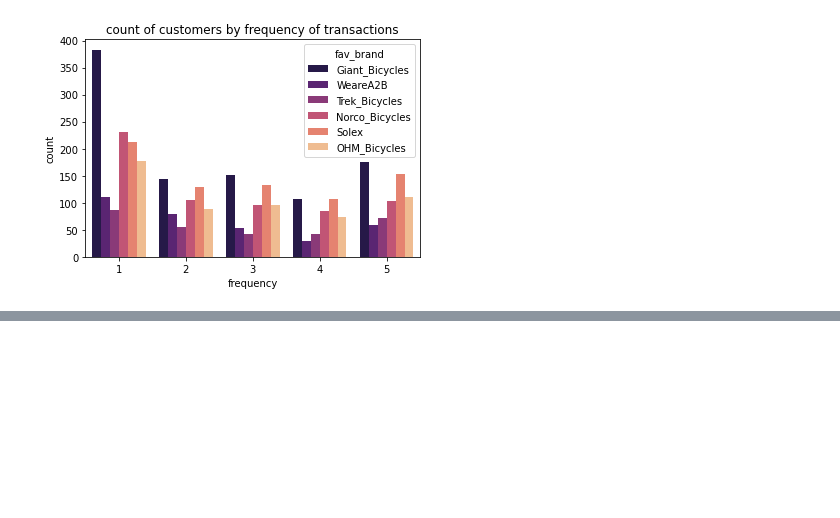
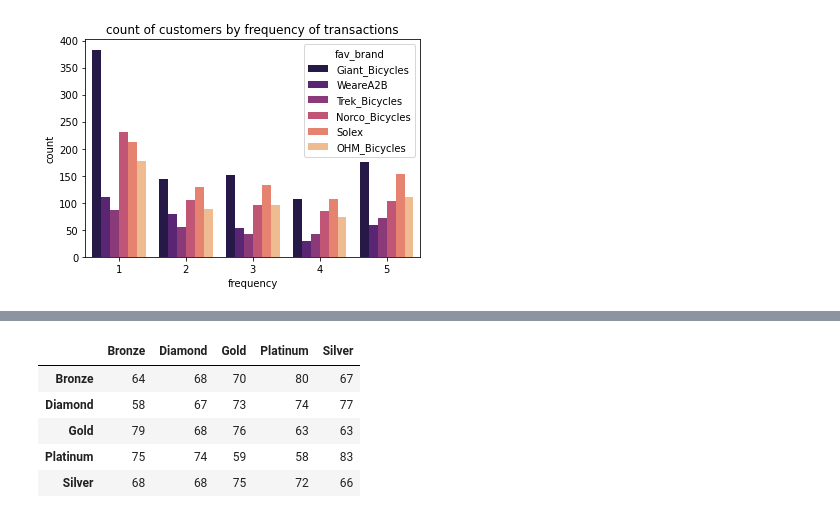
Before and after one commit to imene-swaan/KPMG-virtual-internship, a Jupyter notebook: module 2/KPMG_2.ipynb, the cells around one changed output, grey strips where cells are left out. Saved outputs shown, nothing was run; the diff lists cells and outputs as text; code cells hidden in the pictures; blank space fills up the shorter version.

```diff
--- a/module 2/KPMG_2.ipynb
+++ b/module 2/KPMG_2.ipynb
@@ -545,0 +605,2 @@ Customers_final.to_csv('Customers_final.csv', index=False)
+# %%
+X_test, X_train, y_test, y_train = train_test_split(features, Target, test_size=0.5, stratify=Target, random_state=2018)
@@ -545,0 +617,6 @@ Customers_final.to_csv('Customers_final.csv', index=False)
+# %%
+from sklearn.preprocessing import StandardScaler
+ss=StandardScaler()
+ss.fit(X_train)
+X_train_ss = ss.transform(X_train)
+X_test_ss = ss.transform(X_test)
@@ -545,0 +625,3 @@ Customers_final.to_csv('Customers_final.csv', index=False)
+# %%
+lr = LogisticRegression()
+cross_val_score(lr, X_train_ss, y_train, cv=5).mean()
@@ -545,0 +647,2 @@ Customers_final.to_csv('Customers_final.csv', index=False)
+# %%
+predictions = cross_val_predict(lr, X_train_ss, y_train, cv=5)
@@ -545,0 +667,10 @@ Customers_final.to_csv('Customers_final.csv', index=False)
+# %%
+confusion = confusion_matrix(y_test,predictions)
+pd.DataFrame(confusion,columns=sorted(y_train.unique()),index=sorted(y_train.unique()))
+# %% [output]
+|  | Bronze | Diamond | Gold | Platinum | Silver |
+| Bronze | 64 | 68 | 70 | 80 | 67 |
+| Diamond | 58 | 67 | 73 | 74 | 77 |
+| Gold | 79 | 68 | 76 | 63 | 63 |
+| Platinum | 75 | 74 | 59 | 58 | 83 |
+| Silver | 68 | 68 | 75 | 72 | 66 |
```
Also changed, not shown: parts of 34 cells of this notebook, 1 other file.
